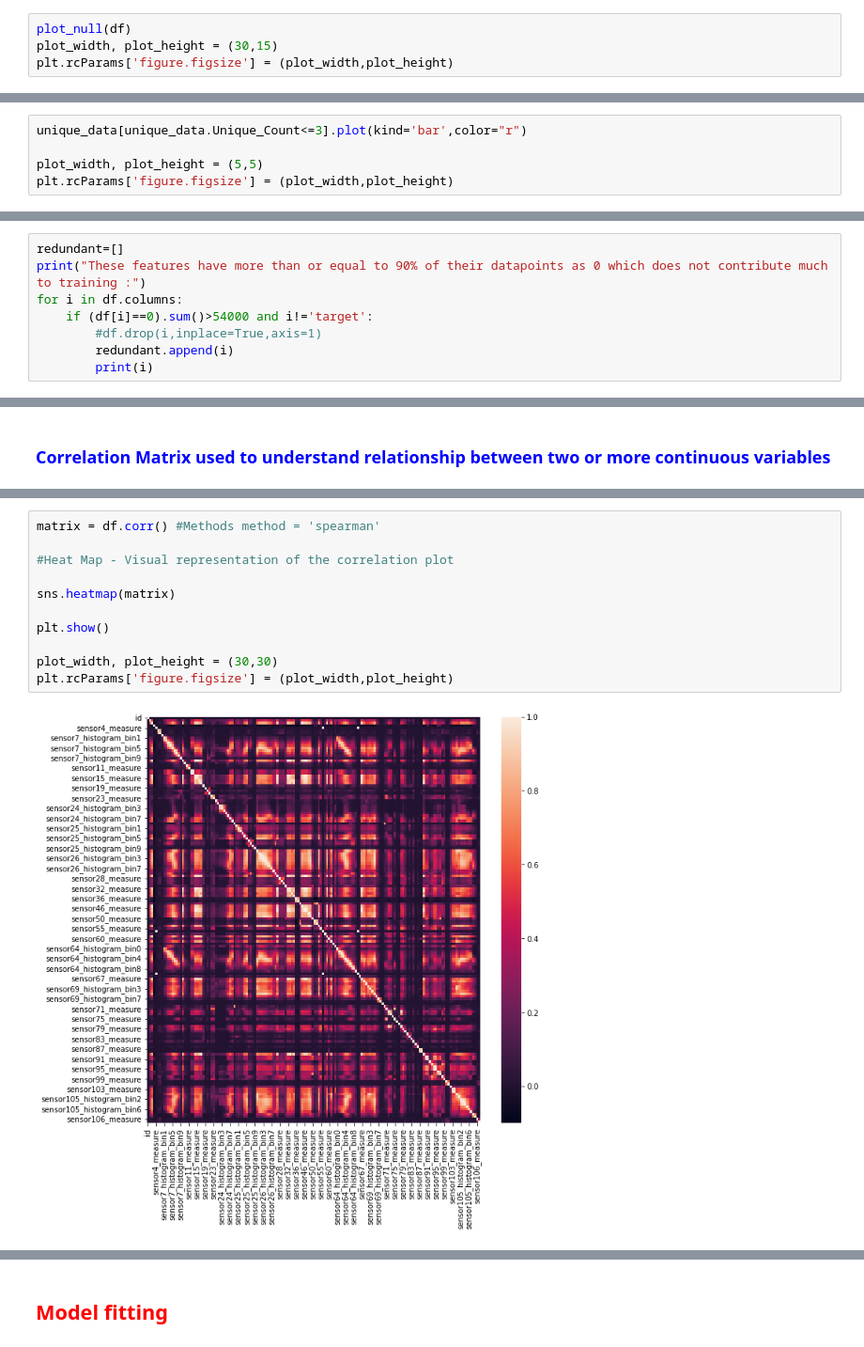
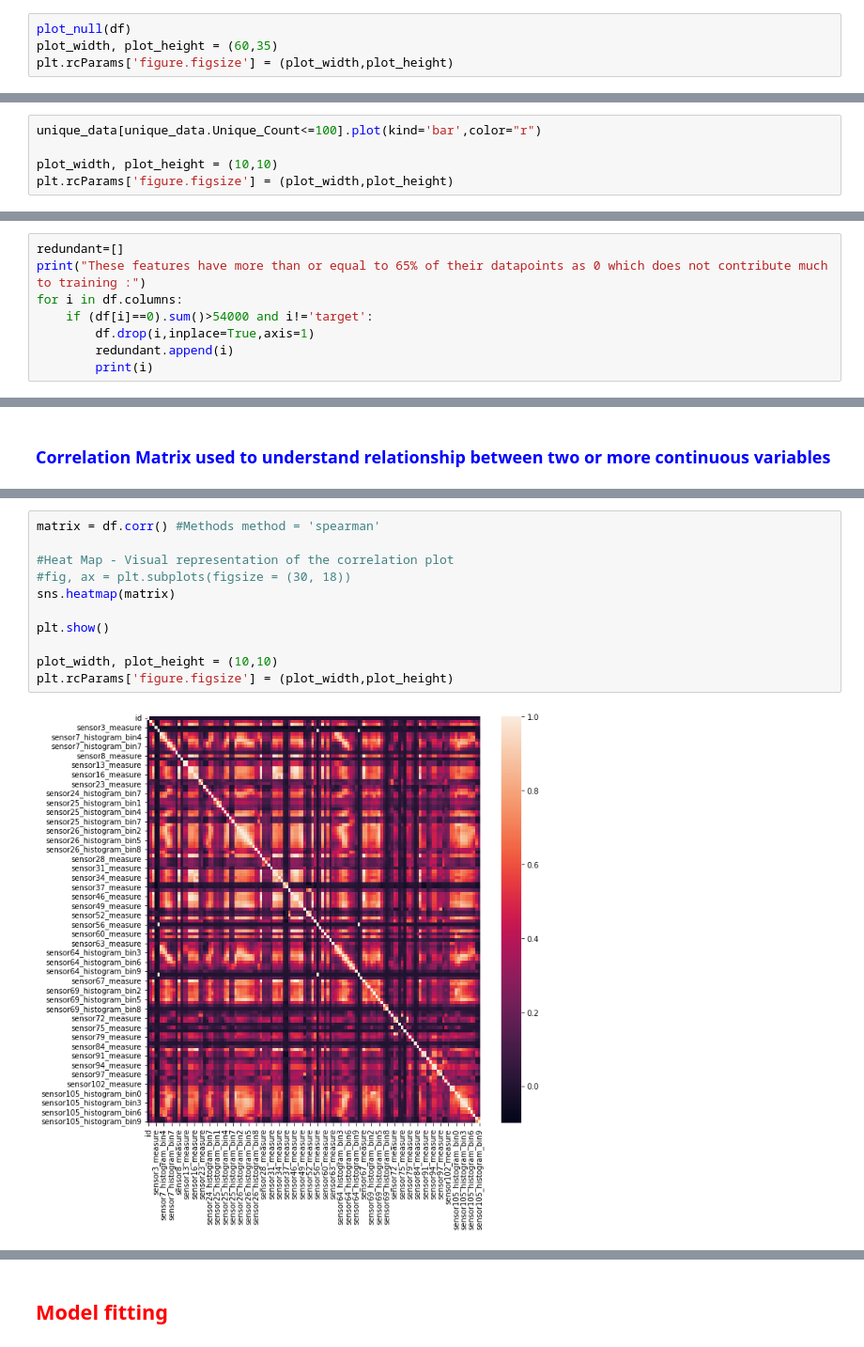
Before and after one commit to SivaBojja/Failure-prediction-in-downhole-equipment, a Jupyter notebook: Oil leakage detection.ipynb, the cells around one changed output, grey strips where cells are left out. Shown: that part at 94% size. Drawn from its saved outputs; the diff is of its cells as text.

```diff
--- a/Oil leakage detection.ipynb
+++ b/Oil leakage detection.ipynb
@@ -137,6 +137,6 @@ def plot_null(df: pd.DataFrame):
         print('No NAs found')
 # %%
 plot_null(df)
-plot_width, plot_height = (30,15)
+plot_width, plot_height = (60,35)
 plt.rcParams['figure.figsize'] = (plot_width,plot_height)
 # %% [output]
@@ -242,8 +240,8 @@ unique_data
 # %% [markdown]
 ### <font color="blue"> Checking the columns which have less than 3 unique values across the data set because columns with constant values do not support our model's prediction
 # %%
-unique_data[unique_data.Unique_Count<=3].plot(kind='bar',color="r")
+unique_data[unique_data.Unique_Count<=100].plot(kind='bar',color="r")
 
-plot_width, plot_height = (5,5)
+plot_width, plot_height = (10,10)
 plt.rcParams['figure.figsize'] = (plot_width,plot_height)
 # %% [output]
@@ -280,10 +278,10 @@ df.describe(include="all")
 ### <font color="blue">Dropping features having more than 65% of their data points as 0
 # %%
 redundant=[]
-print("These features have more than or equal to 90% of their datapoints as 0 which does not contribute much to training :")
+print("These features have more than or equal to 65% of their datapoints as 0 which does not contribute much to training :")
 for i in df.columns:
     if (df[i]==0).sum()>54000 and i!='target':
-        #df.drop(i,inplace=True,axis=1)
+        df.drop(i,inplace=True,axis=1)
         redundant.append(i)
         print(i)
 # %% [output]
@@ -331,13 +329,13 @@ df.corr()
 # %%
 matrix = df.corr() #Methods method = 'spearman'
 
 #Heat Map - Visual representation of the correlation plot
-
+#fig, ax = plt.subplots(figsize = (30, 18))
 sns.heatmap(matrix)
 
 plt.show()
 
-plot_width, plot_height = (30,30)
+plot_width, plot_height = (10,10)
 plt.rcParams['figure.figsize'] = (plot_width,plot_height)
 # %% [output]
-[figure, old version]
+[figure, new version]
```
Also changed, not shown: parts of 46 cells of this notebook.
